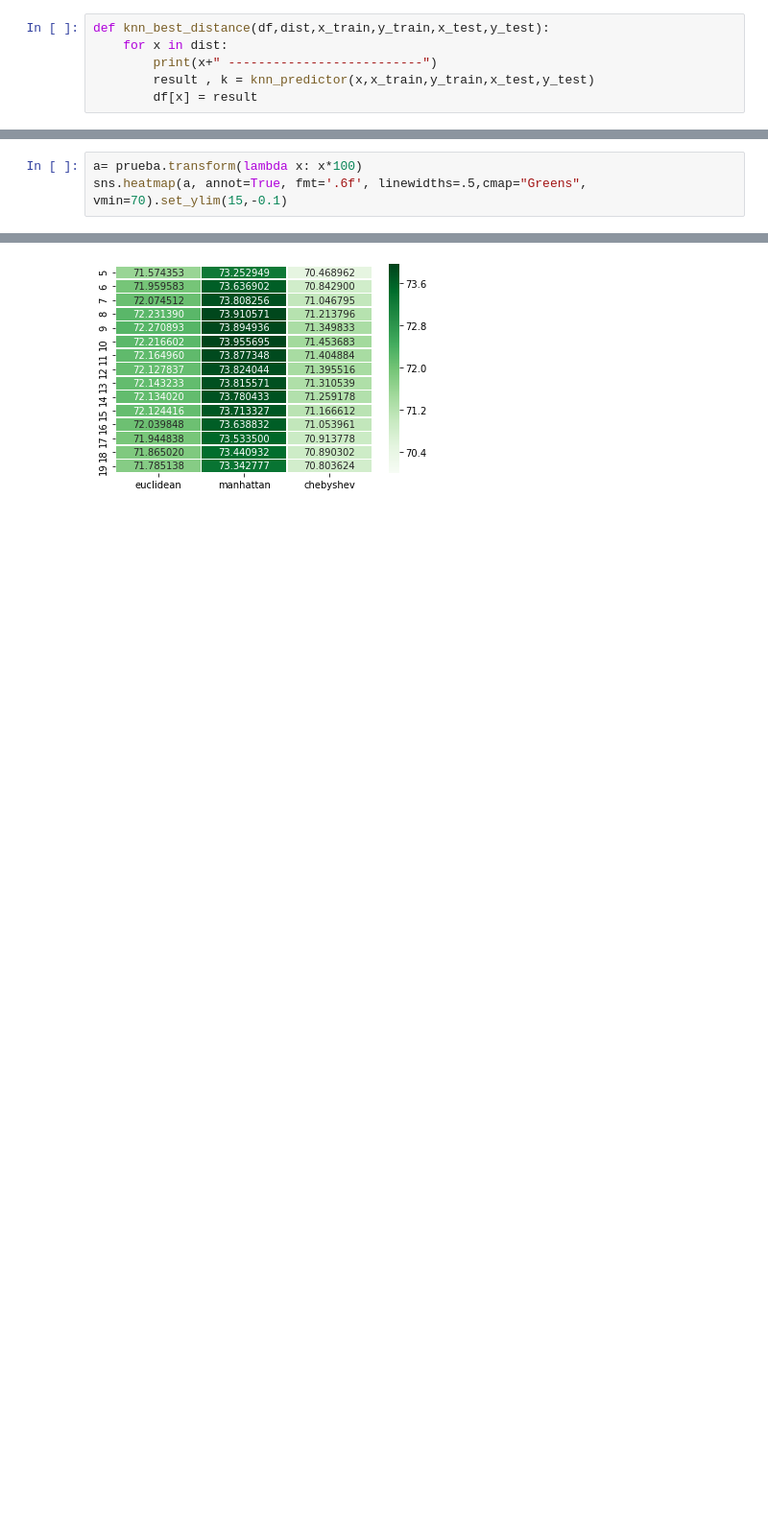
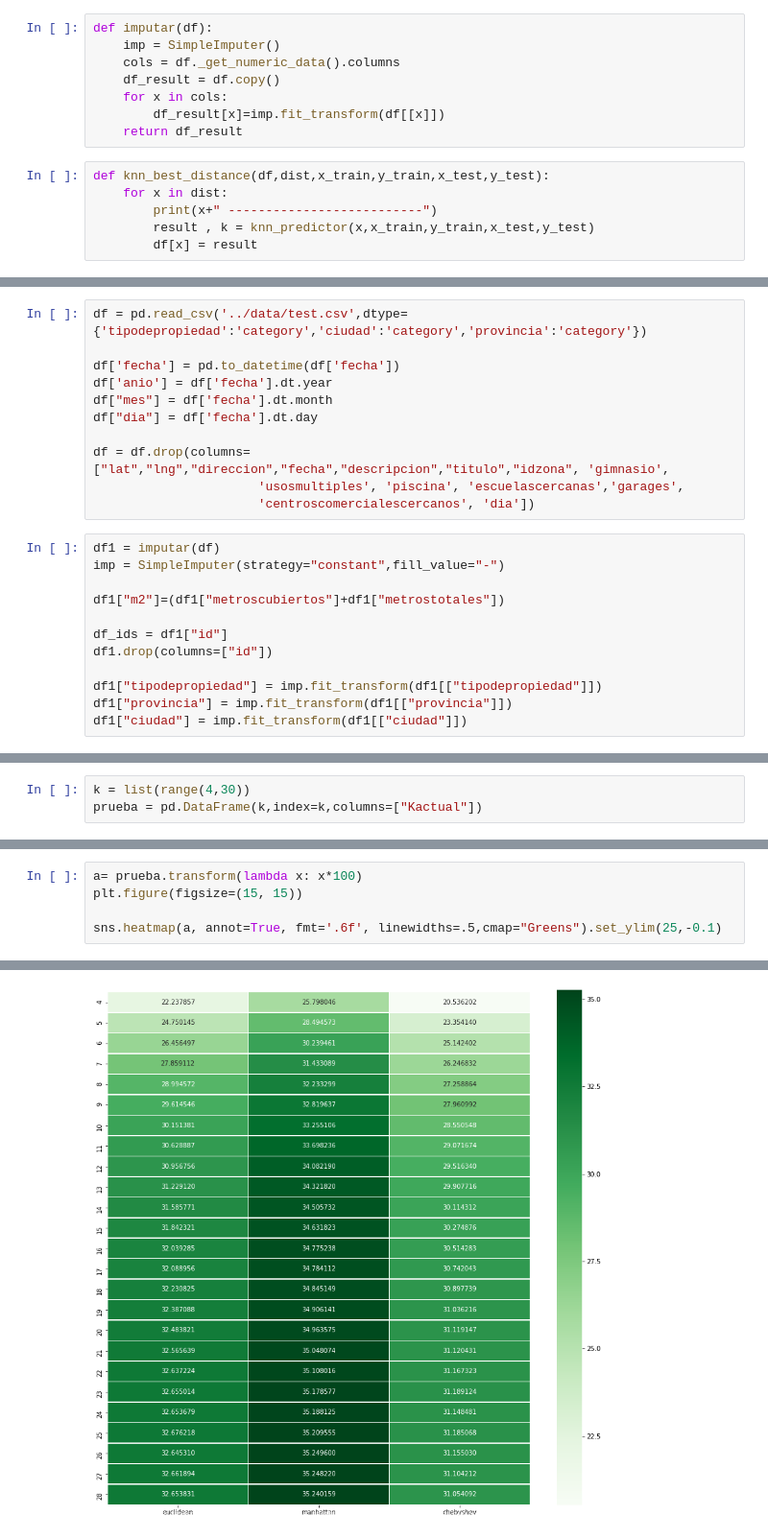
Before and after one commit to petermacgaul/orgaDatos-1, a Jupyter notebook: TP2/04 - KNN.ipynb, the cells around one changed output, grey strips where cells are left out. Shown at 96% size. Cells and saved outputs as stored; diff of their text form; blank space fills up the shorter version.

```diff
--- a/TP2/04 - KNN.ipynb
+++ b/TP2/04 - KNN.ipynb
@@ -61,3 +26,11 @@ def knn_predictor(distancia,x_train,y_train,x_test,y_test):
+# %%
+def imputar(df):
+    imp = SimpleImputer()
+    cols = df._get_numeric_data().columns
+    df_result = df.copy()
+    for x in cols:
+        df_result[x]=imp.fit_transform(df[[x]])
+    return df_result
 # %%
 def knn_best_distance(df,dist,x_train,y_train,x_test,y_test):
     for x in dist:
@@ -66,0 +53,23 @@ def knn_best_distance(df,dist,x_train,y_train,x_test,y_test):
+# %%
+df = pd.read_csv('../data/test.csv',dtype={'tipodepropiedad':'category','ciudad':'category','provincia':'category'})
+
+df['fecha'] = pd.to_datetime(df['fecha'])
+df['anio'] = df['fecha'].dt.year
+df["mes"] = df['fecha'].dt.month
+df["dia"] = df['fecha'].dt.day
+
+df = df.drop(columns=["lat","lng","direccion","fecha","descripcion","titulo","idzona", 'gimnasio',
+                      'usosmultiples', 'piscina', 'escuelascercanas','garages',
+                      'centroscomercialescercanos', 'dia'])
+# %%
+df1 = imputar(df)
+imp = SimpleImputer(strategy="constant",fill_value="-")
+
+df1["m2"]=(df1["metroscubiertos"]+df1["metrostotales"])
+
+df_ids = df1["id"]
+df1.drop(columns=["id"])
+
+df1["tipodepropiedad"] = imp.fit_transform(df1[["tipodepropiedad"]])
+df1["provincia"] = imp.fit_transform(df1[["provincia"]])
+df1["ciudad"] = imp.fit_transform(df1[["ciudad"]])
@@ -67 +104,4 @@ def knn_best_distance(df,dist,x_train,y_train,x_test,y_test):
+# %%
+k = list(range(4,30))
+prueba = pd.DataFrame(k,index=k,columns=["Kactual"])
 # %%
@@ -118,4 +137,6 @@ prueba.drop(columns="Kactual",inplace=True)
 # %%
 a= prueba.transform(lambda x: x*100)
-sns.heatmap(a, annot=True, fmt='.6f', linewidths=.5,cmap="Greens", vmin=70).set_ylim(15,-0.1)
+plt.figure(figsize=(15, 15))
+
+sns.heatmap(a, annot=True, fmt='.6f', linewidths=.5,cmap="Greens").set_ylim(25,-0.1)
 # %% [output]
@@ -123 +144 @@ sns.heatmap(a, annot=True, fmt='.6f', linewidths=.5,cmap="Greens", vmin=70).set_
-[figure, old version]
+[figure, new version]
```
Also changed, not shown: parts of 24 cells of this notebook.
